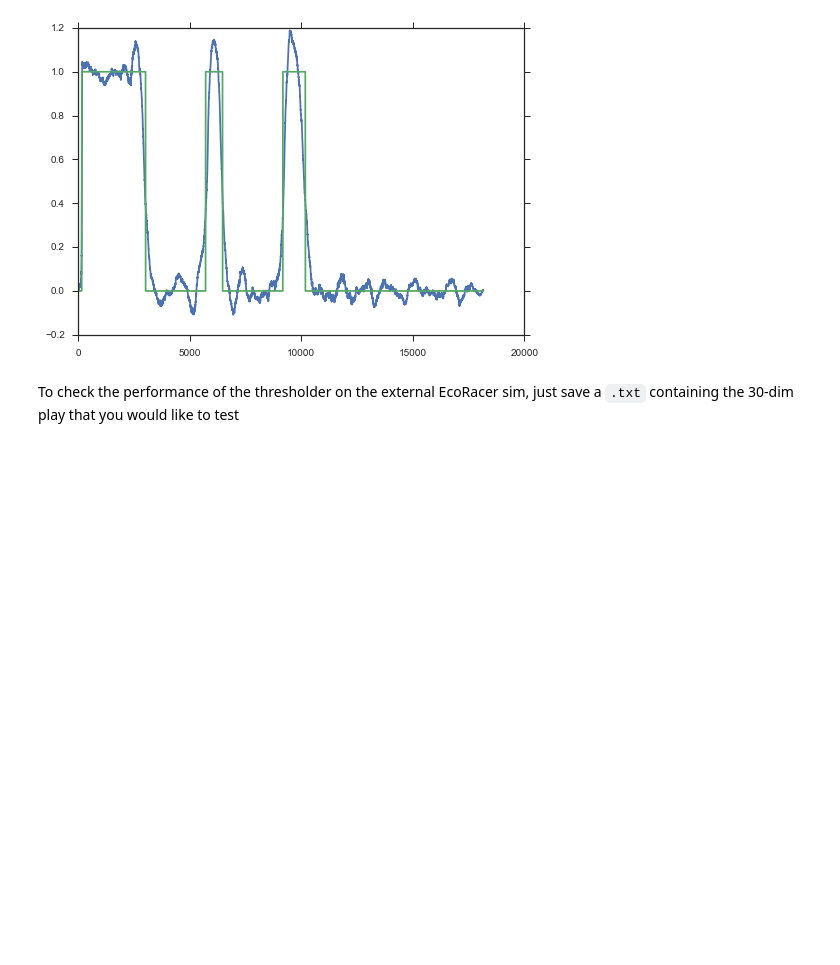
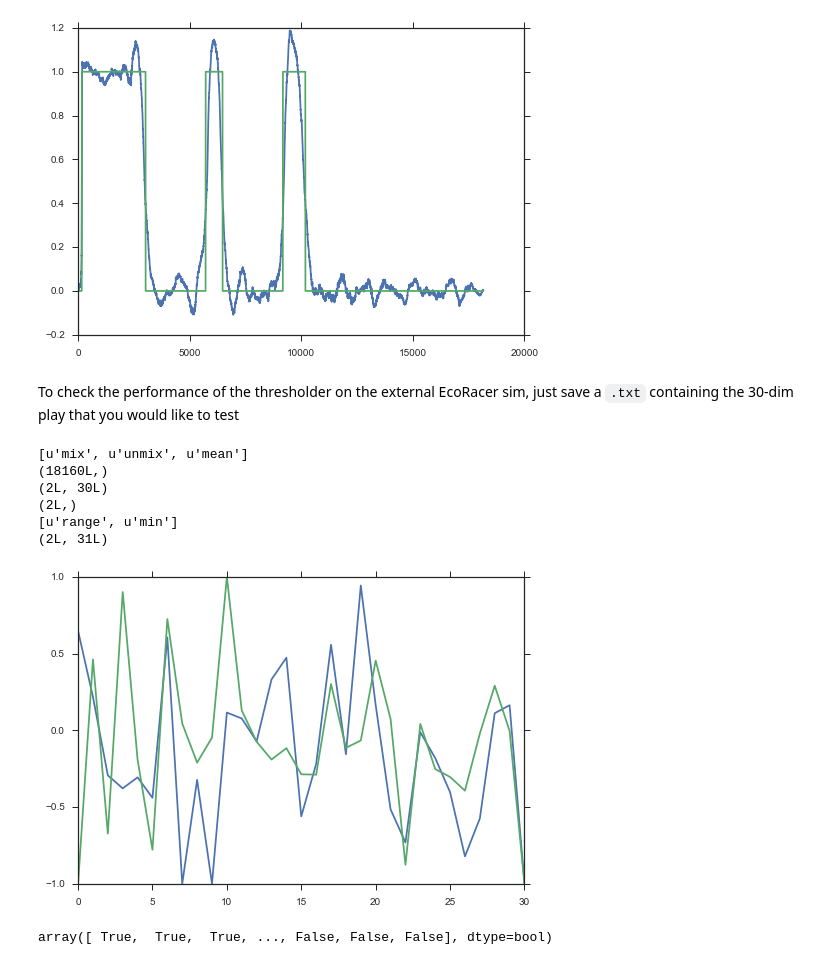
Before and after one commit to DesignInformaticsLab/EcoRacer2016, a Jupyter notebook: Player3/Player3_Example.ipynb, the cells around one changed output. Cells and saved outputs as stored; diff of their text form; code cells hidden in the pictures; blank space fills up the shorter version.

```diff
--- a/Player3/Player3_Example.ipynb
+++ b/Player3/Player3_Example.ipynb
@@ -39,7 +39,7 @@ p1_score=pre.full_tab["rem_nrg"].values[masks[0]]
 # %% [markdown]
 Now we can load the sigma that has been previously solved for (using SLSQP, initialized on the range [0,2] with steps of 0.1. Note that there are only two components that seem to have any bearing on how closely the Bayesian Regressor matches the human's strategy.
 # %%
-file_address = 'p2_slsqp_sigma.json'
+file_address = 'p3_slsqp_sigma_oldICA.json'
 with open(file_address, 'r') as f:
     # pickle.dump([obj_set, sigma_set], f)
     best_obj, best_sig = json.load( f)
@@ -184,3 +184,52 @@ To check the performance of the thresholder on the external EcoRacer sim, just s
 # %%
 n=0
 np.savetxt('mix_scaled_p3_'+str(n)+'.txt', X[n])
+# %%
+top6 = [78, 122, 166, 70, 67, 69] #best players
+m1, m2, m3, m4, m5, m6 = [pre.full_tab.userid.values == i for i in top6]
+masks = [m1, m2, m3, m4, m5, m6]
+
+# plt.plot(pre.all_dat[1])
+
+x = np.copy(pre.all_dat[masks[2]][:2])
+
+file_address = 'p2_ICA_transform.json'
+with open(file_address, 'rb') as f:
+    # pickle.dump([obj_set, sigma_set], f)
+    ica = json.load(f)
+    print ica.keys()
+    print np.array(ica['mean']).shape
+    x_pca = np.dot(np.array(ica['unmix']),np.subtract(x,np.array(ica['mean'])).T).T
+#     print np.array(ica['mix']).shape
+#     best_obj, best_sig = json.load( f)
+# f.close()
+print x_pca.shape
+drive =  pre.full_tab["finaldrive"].values[masks[2]][:2]
+print drive.shape
+x_pca = np.vstack((x_pca.T, drive)).T
+
+file_address = 'p2_range_transform.json'
+with open(file_address, 'rb') as f:
+    # pickle.dump([obj_set, sigma_set], f)
+    scale = json.load(f)
+    print scale.keys()
+    x_pca = x_pca*np.array(scale['range'])+np.array(scale['min'])
+#     print np.array(ica['mix']).shape
+#     best_obj, best_sig = json.load( f)
+# f.close()
+print x_pca.shape
+plt.plot(x_pca[0])
+plt.plot(x_pca[1])
+np.savetxt('mix_scaled_p3_first2.txt', x_pca.T)
+# %% [output]
+[u'mix', u'unmix', u'mean']
+(18160L,)
+(2L, 30L)
+(2L,)
+[u'range', u'min']
+(2L, 31L)
+[figure, added]
+# %%
+x[0]==x[1]
+# %% [output]
+array([ True,  True,  True, ..., False, False, False], dtype=bool)
```
Also changed, not shown: 33 other files.
